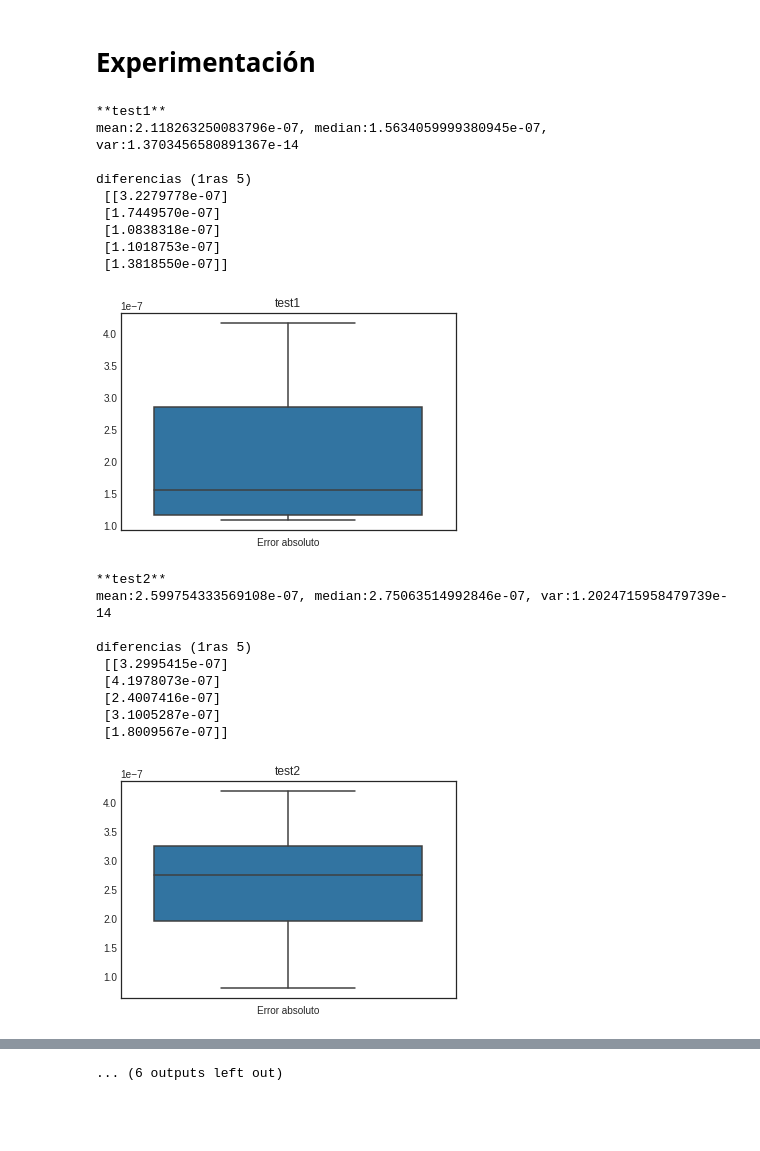
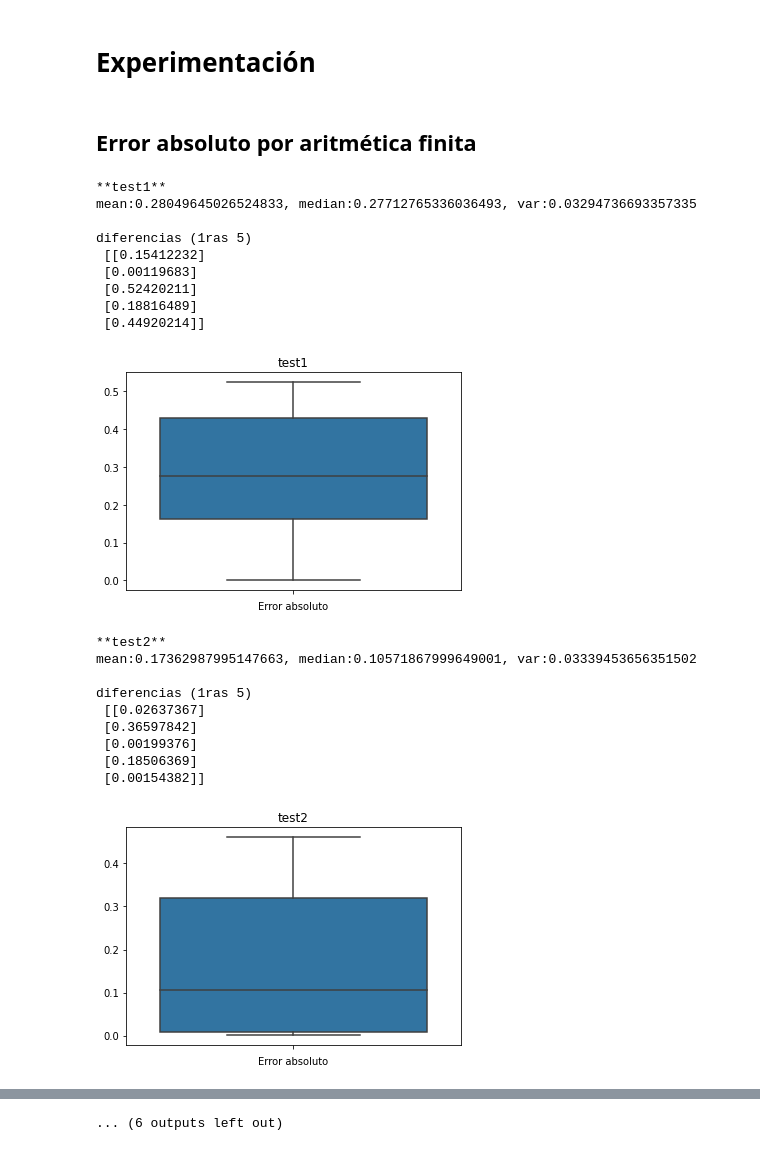
Before and after one commit to fzanollo/metodos-num, a Jupyter notebook: tp1/src/tp1mn.ipynb, the cells around one changed output, grey strips where cells are left out. Drawn from its saved outputs; the diff is of its cells as text; code cells hidden in the pictures; blank space fills up the shorter version.

Commit message:
script para correr todos los casos para todos los algor

```diff
--- a/tp1/src/tp1mn.ipynb
+++ b/tp1/src/tp1mn.ipynb
@@ -45,0 +63,9 @@ funciona correctamente en el caso del método CMM.
+# %%
+def runTp(input, output, algor):
+    check_call([executable, input, output] + [algor], stdin=None, stdout=PIPE, stderr=PIPE)
+
+def dataFiles():
+    return list(listfiles(dataDirectory, "*.dat"))
+
+def testsFiles():
+    return list(listfiles(testsDirectory, "*.in"))
@@ -46,2 +74,12 @@ funciona correctamente en el caso del método CMM.
+# %%
+#build
+!python3 metnum.py build
+
+opcionesAlgoritmos = [('CMM', '0'), ('WP', '1')]
+
+for name, op in opcionesAlgoritmos:
+    for finput in dataFiles() + testsFiles():
+        foutput = finput.replace(".dat", f".out").replace(".in", f"{}.out")
+        runTp(finput, foutput, op)
 # %% [markdown]
 # Experimentación
@@ -68,40 +86,41 @@ testsCompletosDiretory = "tests/test_completos/"
+# %% [markdown]
+## Error absoluto por aritmética finita
 # %%
-for path in [dataDirectory, testsDirectory]:
-    for filename in listfiles(path, "*.in"):
-        expected = pd.read_table(filename.replace(".in", ".expected"), names = ["expected"])
-        output = pd.read_table(filename.replace(".in", ".out"), names = ["output"])
+for finput in testsFiles():
+    expected = pd.read_table(finput.replace(".in", ".expected"), names = ["expected"])
+    output = pd.read_table(finput.replace(".in", ".out"), names = ["output"])
 
-        data = pd.concat([expected, output], axis=1)
-        dif = np.absolute(np.array(expected) - np.array(output))
+    data = pd.concat([expected, output], axis=1)
+    dif = np.absolute(np.array(expected) - np.array(output))
 
-        testname = filename.split("/")[-1].replace(".in", "")
+    testname = finput.split("/")[-1].replace(".in", "")
 
-        print(f"**{testname}** \nmean:{dif.mean()}, median:{np.median(dif)}, var:{dif.var()}")
-        print("\ndiferencias (1ras 5)\n", dif[:5])
+    print(f"**{testname}** \nmean:{dif.mean()}, median:{np.median(dif)}, var:{dif.var()}")
+    print("\ndiferencias (1ras 5)\n", dif[:5])
 
-        sns.boxplot(y=dif)
-        plt.title(testname)
-        plt.xlabel("Error absoluto")
-        plt.show()
+    sns.boxplot(y=dif)
+    plt.title(testname)
+    plt.xlabel("Error absoluto")
+    plt.show()
 # %% [output]
 **test1**
-mean:2.118263250083796e-07, median:1.5634059999380945e-07, var:1.3703456580891367e-14
+mean:0.28049645026524833, median:0.27712765336036493, var:0.03294736693357335
 
 diferencias (1ras 5)
- [[3.2279778e-07]
- [1.7449570e-07]
- [1.0838318e-07]
- [1.1018753e-07]
- [1.3818550e-07]]
+ [[0.15412232]
+ [0.00119683]
+ [0.52420211]
+ [0.18816489]
+ [0.44920214]]
-[figure, old version]
+[figure, new version]
 **test2**
-mean:2.599754333569108e-07, median:2.75063514992846e-07, var:1.2024715958479739e-14
+mean:0.17362987995147663, median:0.10571867999649001, var:0.03339453656351502
 
 diferencias (1ras 5)
- [[3.2995415e-07]
- [4.1978073e-07]
- [2.4007416e-07]
- [3.1005287e-07]
- [1.8009567e-07]]
+ [[0.02637367]
+ [0.36597842]
+ [0.00199376]
+ [0.18506369]
+ [0.00154382]]
-[figure, old version]
+[figure, new version]
 **test-prob-2**
```
Also changed, not shown: parts of 8 cells of this notebook.
